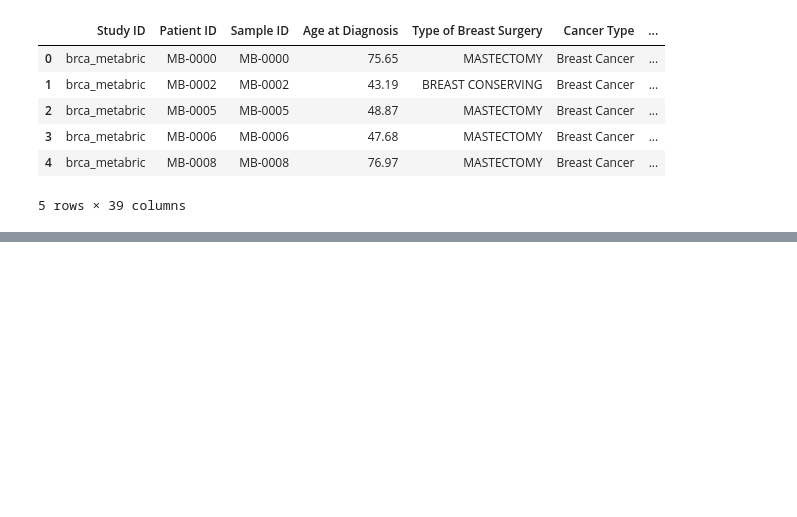
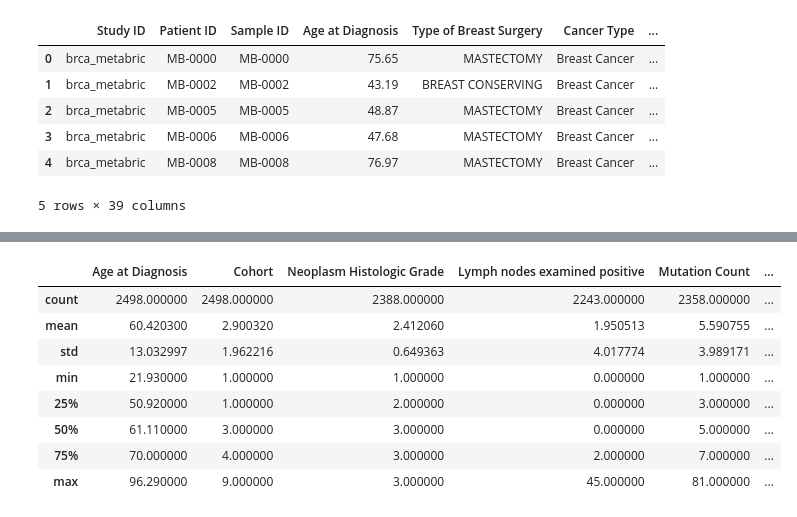
Before and after one commit to gapalfaro-cmyk/gapalfaro-cmyk-Proyecto-de-fin-de-modulo-7.2---Alfaro-Badillo-Cruz-Perez-Rupit, a Jupyter notebook: Modulo7_Tarea2.ipynb, the cells around one changed output, grey strips where cells are left out. Cells and saved outputs as stored; diff of their text form; code cells hidden in the pictures; blank space fills up the shorter version.

```diff
--- a/Modulo7_Tarea2.ipynb
+++ b/Modulo7_Tarea2.ipynb
@@ -38,0 +161,28 @@ df.head()
+# %%
+# Clasificación de columnas
+num_columns = ["Age at Diagnosis", "Cohort", "Neoplasm Histologic Grade", "Lymph nodes examined positive", "Mutation Count", "Nottingham prognostic index",
+               "Number of Samples Per Patient", "TMB (nonsynonymous)", "Tumor Size", "Tumor Stage" ]
+
+categorical_columns = ["Type of Breast Surgery", "Cancer Type", "Cancer Type Detailed" , "Cellularity", "Chemotherapy", "Pam50 + Claudin-low subtype",
+                       "ER status measured by IHC", "ER Status", "HER2 status measured by SNP6", "HER2 Status", "Tumor Other Histologic Subtype", "Hormone Therapy",
+                       "Inferred Menopausal State", "Integrative Cluster", "Primary Tumor Laterality", "Oncotree Code", "Overall Survival Status", "PR Status",
+                       "Radio Therapy", "Relapse Free Status" , "Sample Type", "Sex", "3-Gene classifier subtype", "Patient's Vital Status" ]
+
+tiempo = ["Overall Survival (Months)"]
+
+estatus = ["Patient\'s Vital Status"]
+
+other_columns = ["Relapse Free Status (Months)"]
+# %%
+# Análisis de las columnas numéricas
+display(df[num_columns].describe())
+# %% [output]
+|  | Age at Diagnosis | Cohort | Neoplasm Histologic Grade | Lymph nodes examined positive | Mutation Count | ... |
+| count | 2498.000000 | 2498.000000 | 2388.000000 | 2243.000000 | 2358.000000 | ... |
+| mean | 60.420300 | 2.900320 | 2.412060 | 1.950513 | 5.590755 | ... |
+| std | 13.032997 | 1.962216 | 0.649363 | 4.017774 | 3.989171 | ... |
+| min | 21.930000 | 1.000000 | 1.000000 | 0.000000 | 1.000000 | ... |
+| 25% | 50.920000 | 1.000000 | 2.000000 | 0.000000 | 3.000000 | ... |
+| 50% | 61.110000 | 3.000000 | 3.000000 | 0.000000 | 5.000000 | ... |
+| 75% | 70.000000 | 4.000000 | 3.000000 | 2.000000 | 7.000000 | ... |
+| max | 96.290000 | 9.000000 | 3.000000 | 45.000000 | 81.000000 | ... |
```
Also changed, not shown: parts of 17 cells of this notebook.
